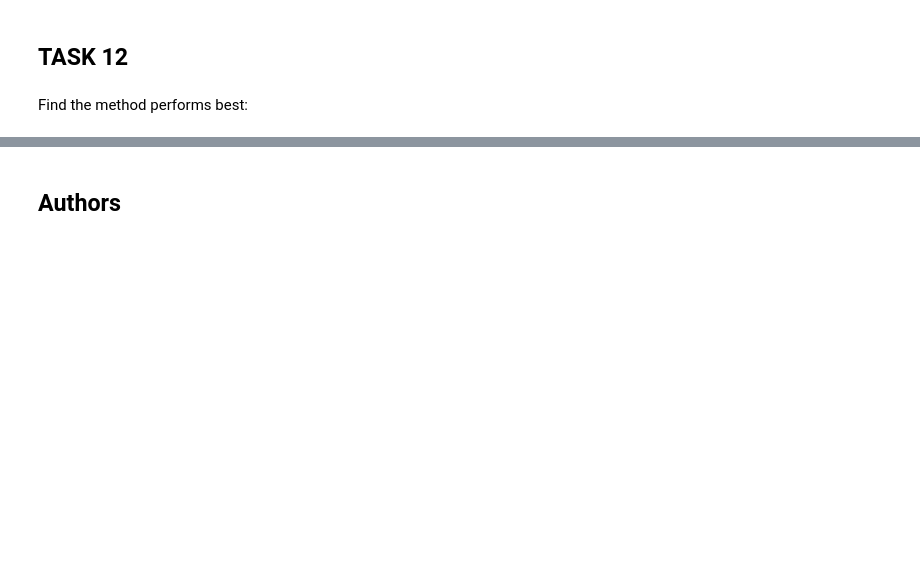
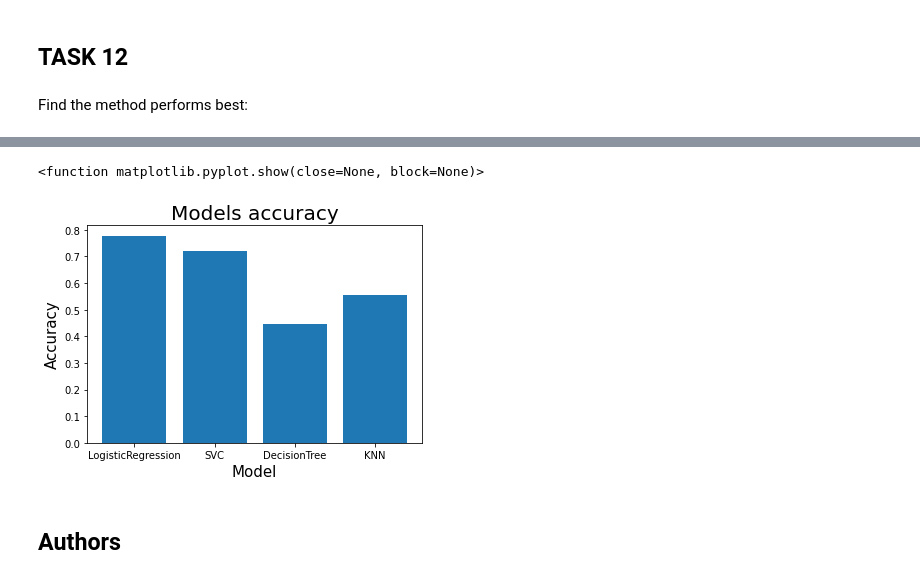
Before and after one commit to majkelogista/CapstoneProject, a Jupyter notebook: MLModels.ipynb, the cells around one changed output, grey strips where cells are left out. Drawn from its saved outputs; the diff is of its cells as text; code cells hidden in the pictures; blank space fills up the shorter version.

```diff
--- a/MLModels.ipynb
+++ b/MLModels.ipynb
@@ -260,7 +258,9 @@ print("accuracy :",svm_cv.best_score_)
 Calculate the accuracy on the test data using the method <code>score</code>:
 # %%
 yhat= svm_cv.predict(X_test)
-accuracy_score(yhat,Y_test)
+score = accuracy_score(yhat,Y_test)
+my_dict["Name"].append("SVC")
+my_dict["Accuracy"].append(score)
 # %% [markdown]
 We can plot the confusion matrix
 # %%
@@ -346,4 +353,6 @@ accuracy : 0.6249999999999999
 Calculate the accuracy of tree_cv on the test data using the method <code>score</code>:
 # %%
 yhat= knn_cv.predict(X_test)
-accuracy_score(yhat,Y_test)
+score = accuracy_score(yhat,Y_test)
+my_dict["Name"].append("KNN")
+my_dict["Accuracy"].append(score)
@@ -360,3 +367,6 @@ plot_confusion_matrix(Y_test,yhat)
 ## TASK  12
 # %% [markdown]
 Find the method performs best:
+# %%
+df_bar = pd.DataFrame(my_dict)
+df_bar
@@ -363,3 +379,12 @@ Find the method performs best:
+# %%
+plt.bar(data = df_bar,x = 'Name',height = 'Accuracy')
+plt.xlabel("Model",fontsize=15)
+plt.ylabel("Accuracy",fontsize=15)
+plt.title("Models accuracy", fontsize=20)
+plt.show
+# %% [output]
+<function matplotlib.pyplot.show(close=None, block=None)>
+[figure, added]
 # %% [markdown]
 ## Authors
 # %% [markdown]
```
Also changed, not shown: parts of 18 cells of this notebook.
